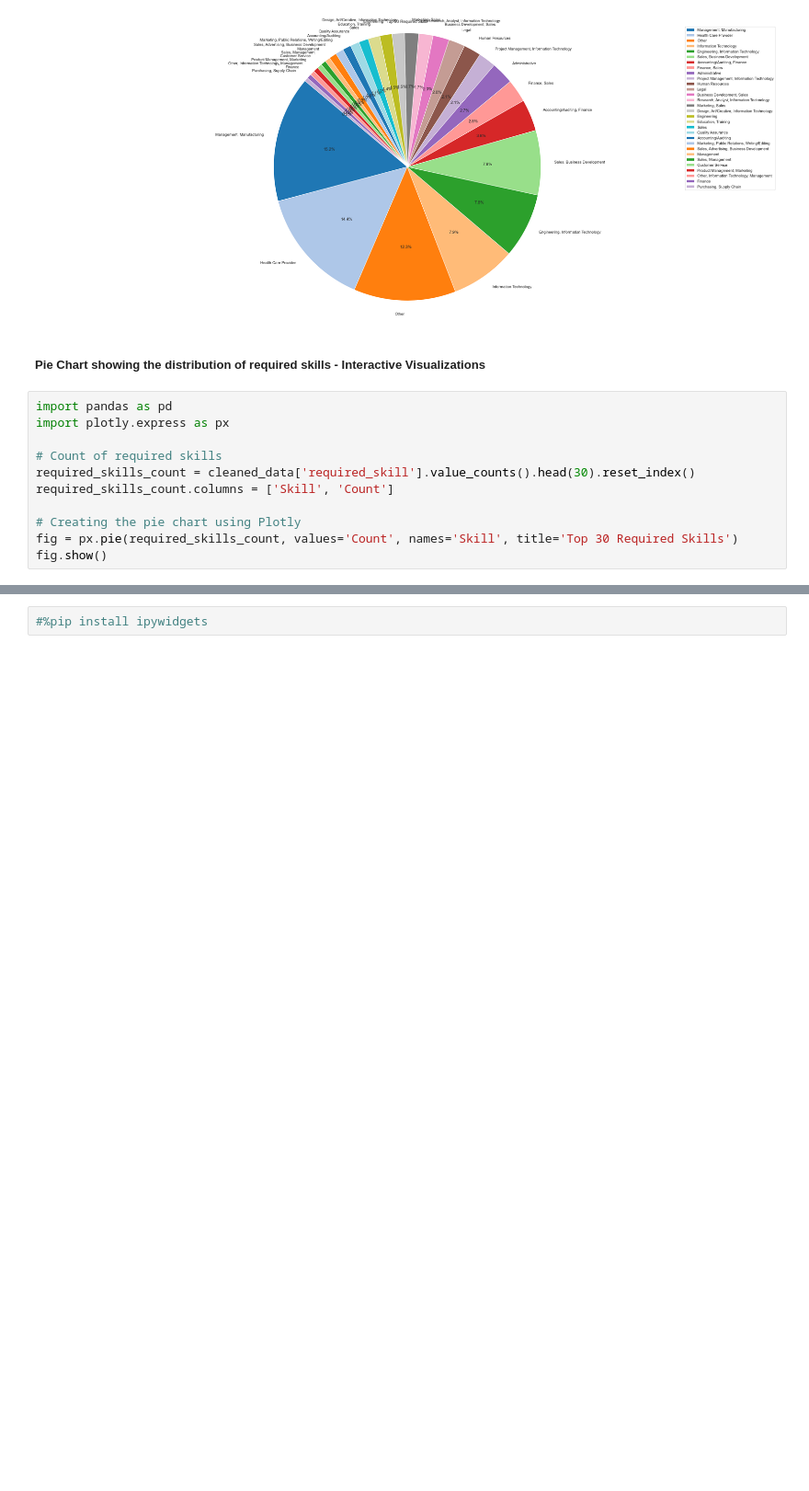
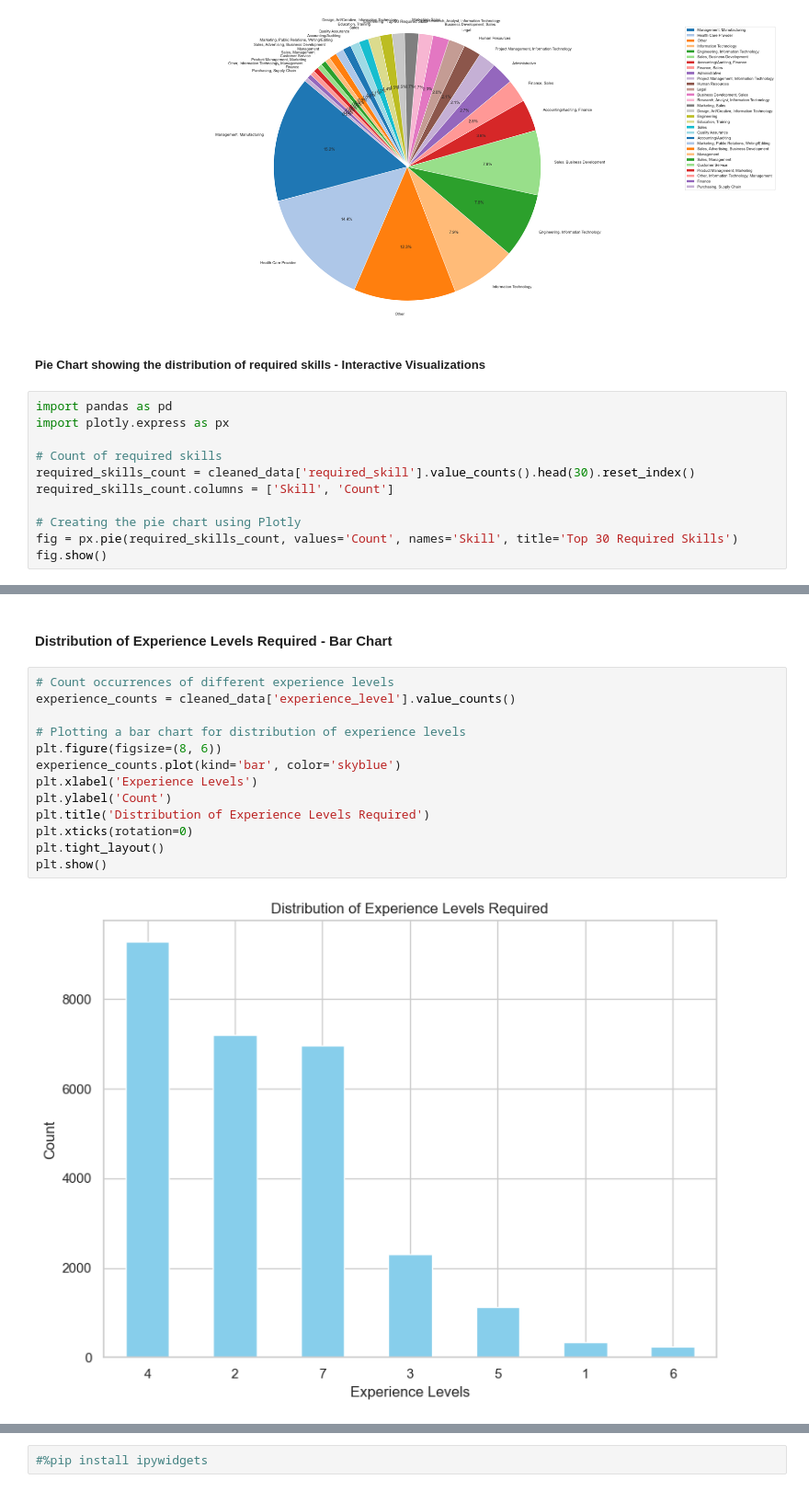
Before and after one commit to FlorianHalimi/LinkedIn-Job-Analysis-Data-Preprocessing-Visualization, a Jupyter notebook: data_preprocessing.ipynb, the cells around one changed output, grey strips where cells are left out. Shown at 92% size. Saved outputs shown, nothing was run; the diff lists cells and outputs as text; blank space fills up the shorter version.

```diff
--- a/data_preprocessing.ipynb
+++ b/data_preprocessing.ipynb
@@ -1202,3 +1229,20 @@ plt.show()
+# %% [markdown]
+#### Distribution of Experience Levels Required - Bar Chart
+# %%
+# Count occurrences of different experience levels
+experience_counts = cleaned_data['experience_level'].value_counts()
+
+# Plotting a bar chart for distribution of experience levels
+plt.figure(figsize=(8, 6))
+experience_counts.plot(kind='bar', color='skyblue')
+plt.xlabel('Experience Levels')
+plt.ylabel('Count')
+plt.title('Distribution of Experience Levels Required')
+plt.xticks(rotation=0)
+plt.tight_layout()
+plt.show()
+# %% [output]
+[figure, added]
 # %%
 import pandas as pd
 import plotly.express as px
```
Also changed, not shown: parts of 18 cells of this notebook.
